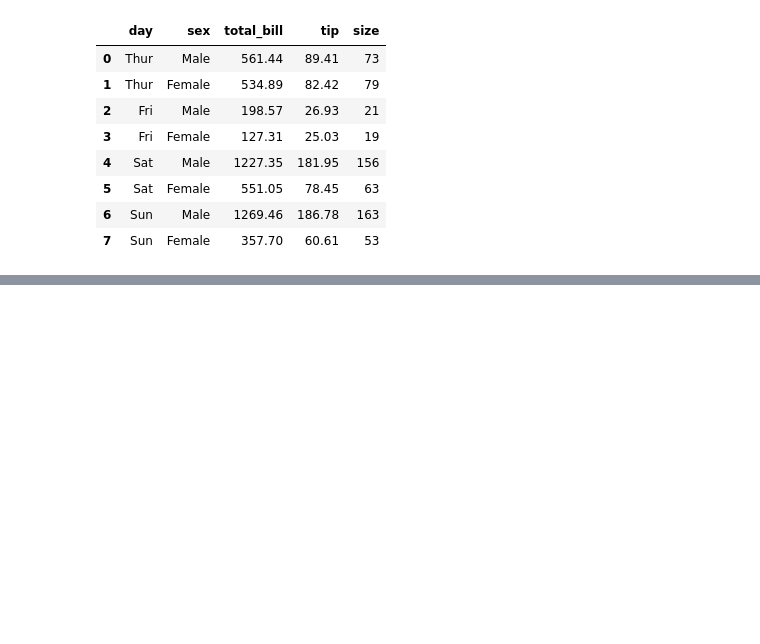
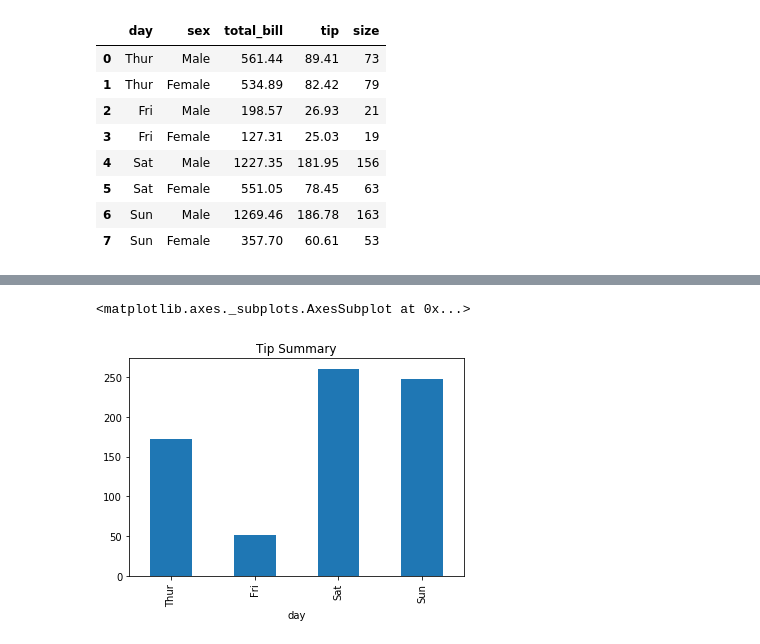
Before and after one commit to srikanthpragada/DS_01_OCT_2019, a Jupyter notebook: tips.ipynb, the cells around one changed output, grey strips where cells are left out. Drawn from its saved outputs; the diff is of its cells as text; code cells hidden in the pictures; blank space fills up the shorter version.

```diff
--- a/tips.ipynb
+++ b/tips.ipynb
@@ -635,0 +816,5 @@ g_day_sex.sum()
+# %%
+df.groupby('day')['tip'].sum().plot(kind='bar',title="Tip Summary")
+# %% [output]
+<matplotlib.axes._subplots.AxesSubplot at 0x...>
+[figure, added]
```
Also changed, not shown: parts of 19 cells of this notebook, 2 other files.
